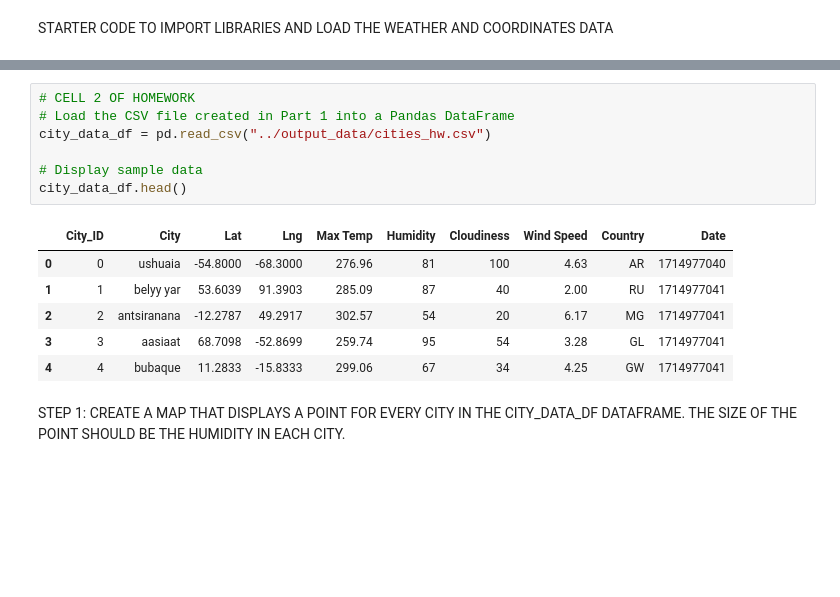
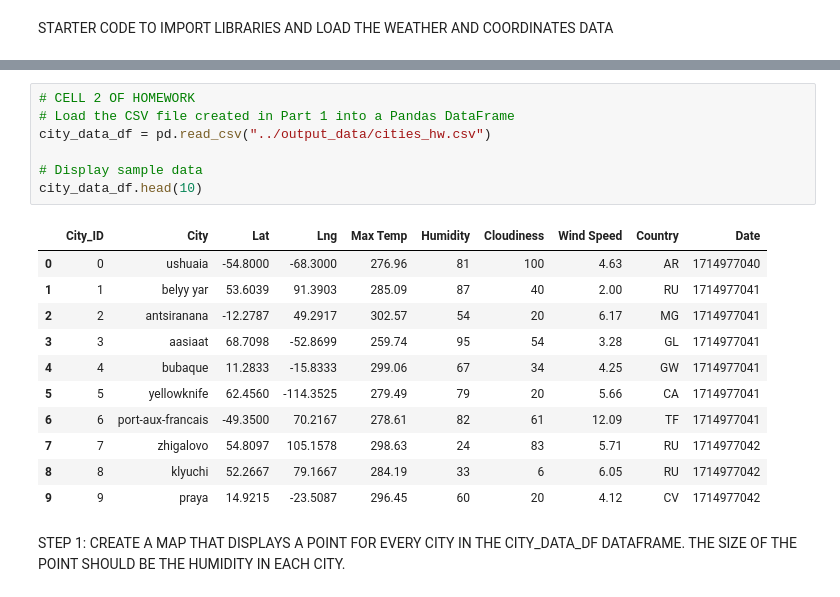
Before and after one commit to RamirezMaribel/python-api-challenge, a Jupyter notebook: Starter_Code/starter_code/VacationPy_hw.ipynb, the cells around one changed output, grey strips where cells are left out. Drawn from its saved outputs; the diff is of its cells as text; blank space fills up the shorter version.

```diff
--- a/Starter_Code/starter_code/VacationPy_hw.ipynb
+++ b/Starter_Code/starter_code/VacationPy_hw.ipynb
@@ -14,17 +18,22 @@ from api_keys import geoapify_key
 # %%
 # CELL 2 OF HOMEWORK
 # Load the CSV file created in Part 1 into a Pandas DataFrame
 city_data_df = pd.read_csv("../output_data/cities_hw.csv")
 
 # Display sample data
-city_data_df.head()
+city_data_df.head(10)
 # %% [output]
 |  | City_ID | City | Lat | Lng | Max Temp | Humidity | Cloudiness | Wind Speed | Country | Date |
 | 0 | 0 | ushuaia | -54.8000 | -68.3000 | 276.96 | 81 | 100 | 4.63 | AR | 1714977040 |
 | 1 | 1 | belyy yar | 53.6039 | 91.3903 | 285.09 | 87 | 40 | 2.00 | RU | 1714977041 |
 | 2 | 2 | antsiranana | -12.2787 | 49.2917 | 302.57 | 54 | 20 | 6.17 | MG | 1714977041 |
 | 3 | 3 | aasiaat | 68.7098 | -52.8699 | 259.74 | 95 | 54 | 3.28 | GL | 1714977041 |
 | 4 | 4 | bubaque | 11.2833 | -15.8333 | 299.06 | 67 | 34 | 4.25 | GW | 1714977041 |
+| 5 | 5 | yellowknife | 62.4560 | -114.3525 | 279.49 | 79 | 20 | 5.66 | CA | 1714977041 |
+| 6 | 6 | port-aux-francais | -49.3500 | 70.2167 | 278.61 | 82 | 61 | 12.09 | TF | 1714977041 |
+| 7 | 7 | zhigalovo | 54.8097 | 105.1578 | 298.63 | 24 | 83 | 5.71 | RU | 1714977042 |
+| 8 | 8 | klyuchi | 52.2667 | 79.1667 | 284.19 | 33 | 6 | 6.05 | RU | 1714977042 |
+| 9 | 9 | praya | 14.9215 | -23.5087 | 296.45 | 60 | 20 | 4.12 | CV | 1714977042 |
 # %% [markdown]
 STEP 1: CREATE A MAP THAT DISPLAYS A POINT FOR EVERY CITY IN THE CITY_DATA_DF DATAFRAME. THE SIZE OF THE POINT SHOULD BE THE HUMIDITY IN EACH CITY.
 # %%
```
Also changed, not shown: parts of 10 cells of this notebook, 1 other file.
